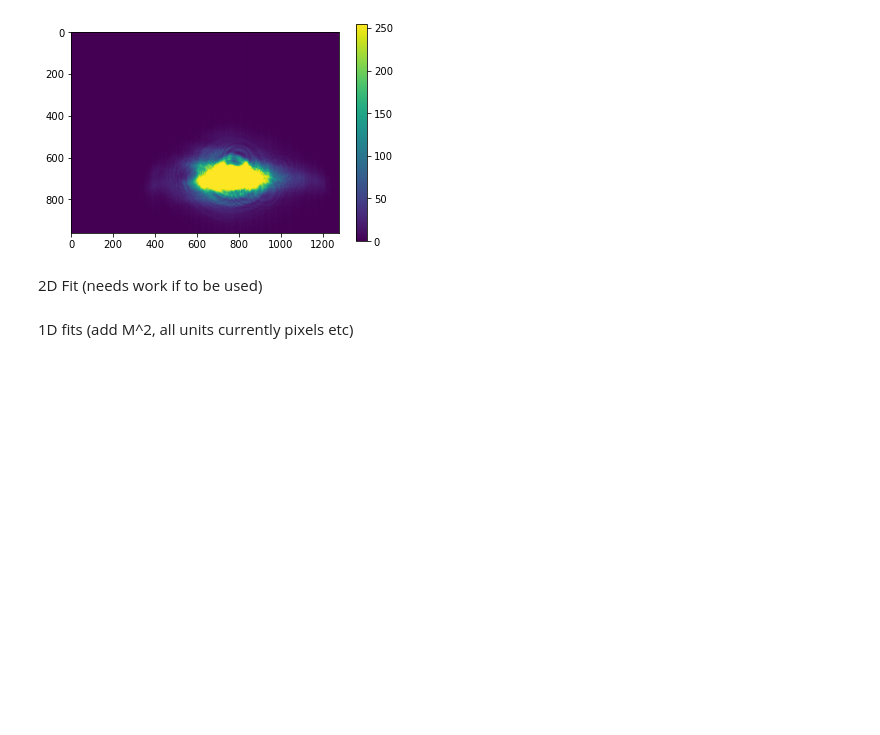
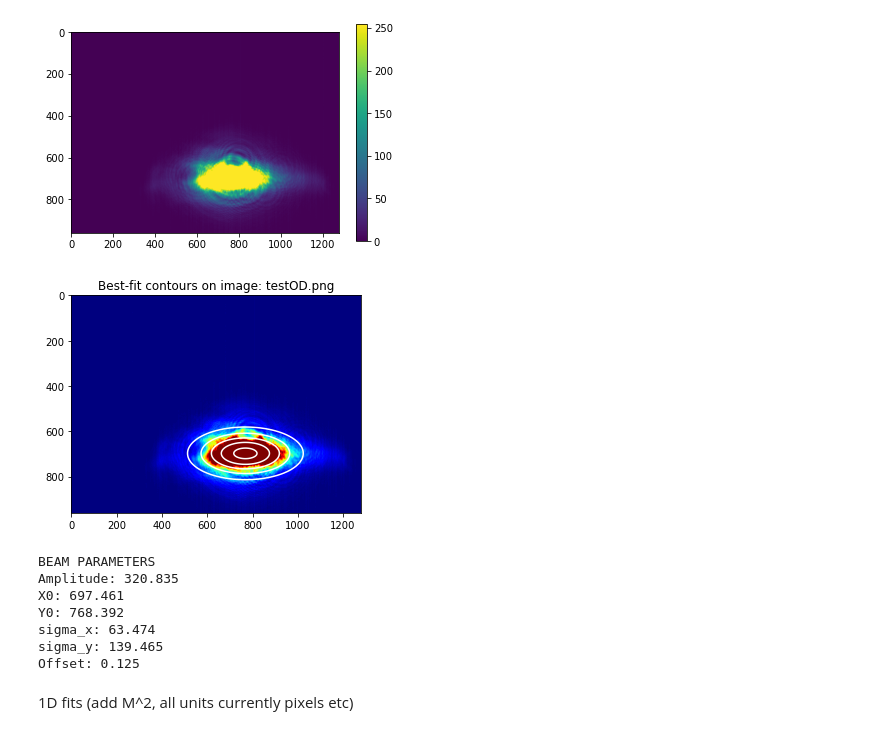
Before and after one commit to Fletcher-Labs/image-processing, a Jupyter notebook: beam-profiling/BeamFitter.ipynb, the cells around one changed output. Drawn from its saved outputs; the diff is of its cells as text; code cells hidden in the pictures; blank space fills up the shorter version.

```diff
--- a/beam-profiling/BeamFitter.ipynb
+++ b/beam-profiling/BeamFitter.ipynb
@@ -44,33 +44,40 @@ plt.imshow(data)
 plt.colorbar();
 # %% [output]
 [figure]
-# %% [markdown]
-2D Fit (needs work if to be used)
 # %%
 # Fit data
 
 #amplitude, xo, yo, sigma_x, sigma_y, offset
-initial_guess = (150,750,700,150,150,10)
+initial_guess = (150,700,500,150,150,10)
 
 popt, pcov = opt.curve_fit(twoD_Gaussian, (x, y), np.ravel(data), p0=initial_guess)
 
 # plot fit
 
 data_fitted = twoD_Gaussian((x, y), *popt)
 
 fig, ax = plt.subplots(1, 1)
-ax.imshow(data.reshape(np.shape(data)[0], np.shape(data)[1]), cmap=plt.cm.jet)
-ax.contour(x, y, data_fitted.reshape(np.shape(data)[1], np.shape(data)[0]), 5, colors='w')
+ax.imshow(data, cmap=plt.cm.jet)
+ax.contour(y, x, data_fitted.reshape(np.shape(data)[0], np.shape(data)[1]), 5, colors='w')
 plt.title('Best-fit contours on image: '+im_name)
 plt.show();
 
 print('BEAM PARAMETERS')
 print('Amplitude:',round(popt[0],3)) #convert to instensity/power
 print('X0:',round(popt[1],3))
 print('Y0:',round(popt[2],3))
 print('sigma_x:',round(popt[3],3)) #convert to waist
 print('sigma_y:',round(popt[4],3))
 print('Offset:',round(popt[5],3))
+# %% [output]
+[figure, added]
+BEAM PARAMETERS
+Amplitude: 320.835
+X0: 697.461
+Y0: 768.392
+sigma_x: 63.474
+sigma_y: 139.465
+Offset: 0.125
 # %% [markdown]
 1D fits (add M^2, all units currently pixels etc)
 # %%
```
Also changed, not shown: parts of 2 cells of this notebook.
